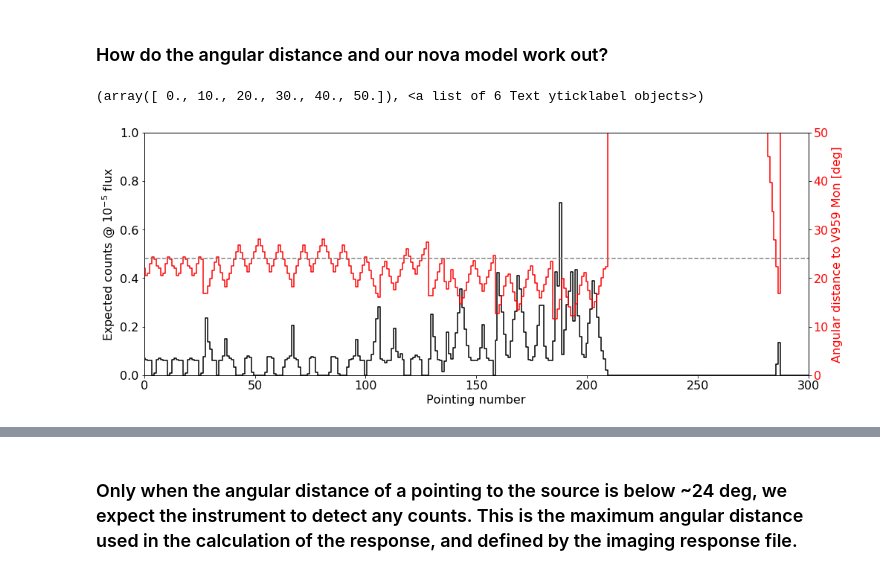
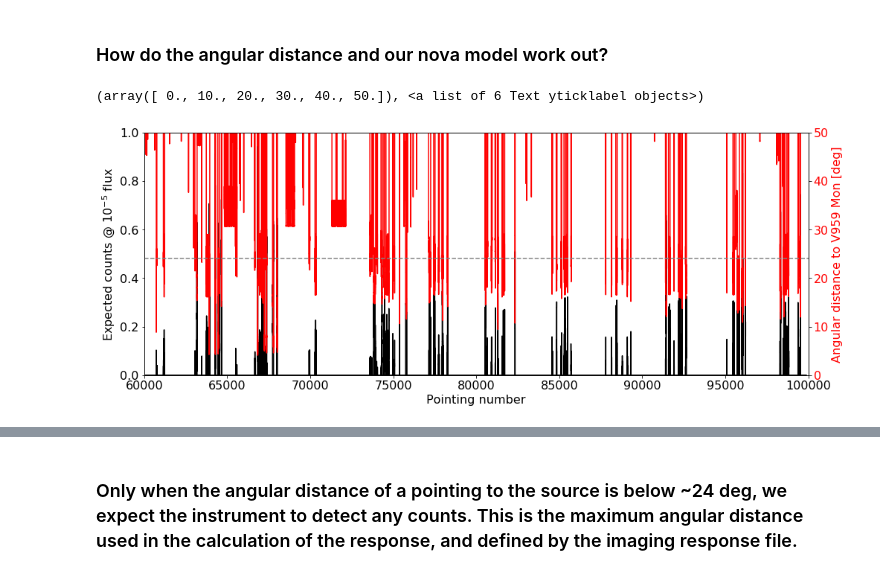
Before and after one commit to tsiegert/for-students, a Jupyter notebook: nova_analysis/stan_fit_template_spi-nova_v1.ipynb, the cells around one changed output, grey strips where cells are left out. Saved outputs shown, nothing was run; the diff lists cells and outputs as text; code cells hidden in the pictures.

```diff
--- a/nova_analysis/stan_fit_template_spi-nova_v1.ipynb
+++ b/nova_analysis/stan_fit_template_spi-nova_v1.ipynb
@@ -188,17 +201,17 @@ angdist = angular_distance(c_arr[ndx,0],c_arr[ndx,1],lon_spi,lat_spi)
 # %%
 plt.figure(figsize=(16,6))
 plt.step(p,np.nansum(nova_model,axis=1)/2e2,'-',where='mid')
 plt.ylim(0,1)
 plt.ylabel(r'Expected counts @ $10^{-5}$ flux')
 plt.xlabel('Pointing number')
 
 plt.twinx()
 plt.step(p,angdist,color='red',where='mid')
 plt.axhline(24,linestyle='--',color='gray')
-plt.xlim(0,300)
+plt.xlim(60000,100000)
 plt.ylim(0,50)
 plt.ylabel('Angular distance to '+data_frame['Name'][good_novae[ndx]]+' [deg]',color='red')
 plt.yticks(color='red')
 # %% [output]
 (array([ 0., 10., 20., 30., 40., 50.]), <a list of 6 Text yticklabel objects>)
-[figure, old version]
+[figure, new version]
```
Also changed, not shown: parts of 101 cells of this notebook.
